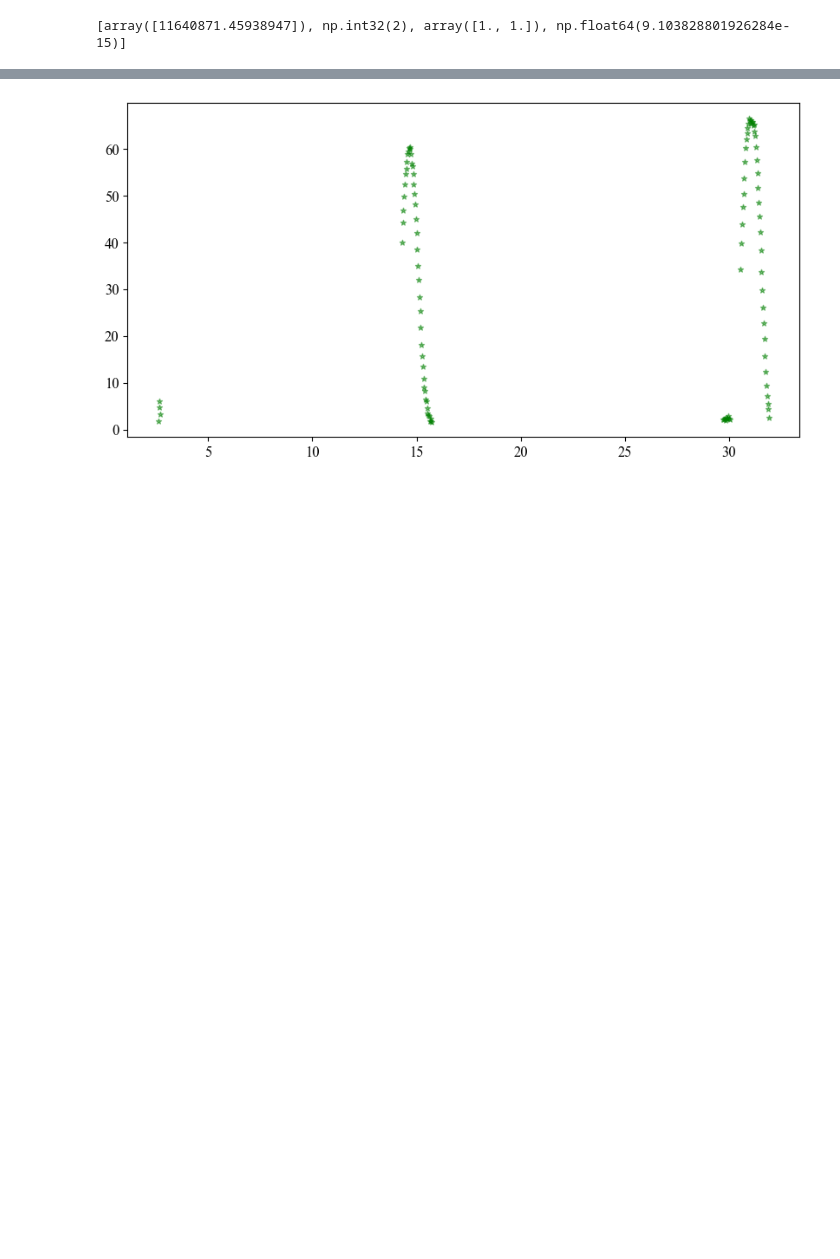
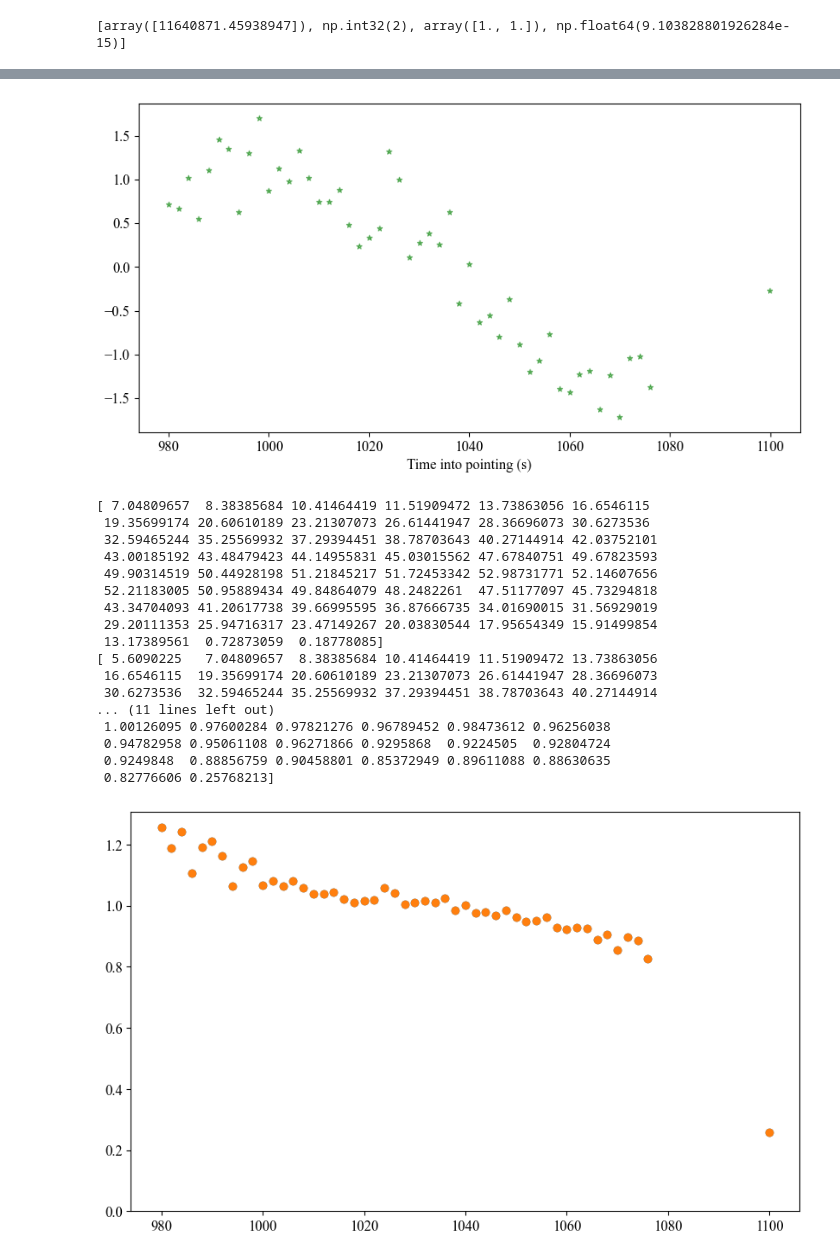
Before and after one commit to baron-de-montblanc/rfi_characterization, a Jupyter notebook: notebooks/mapper.ipynb, the cells around one changed output, grey strips where cells are left out. Cells and saved outputs as stored; diff of their text form; code cells hidden in the pictures; blank space fills up the shorter version.

```diff
--- a/notebooks/mapper.ipynb
+++ b/notebooks/mapper.ipynb
@@ -104,7 +104,7 @@ def chan_avg(ins):
 
 #Defining the data directory and night in file name
 data_dir = "Data"
-night = "109431_p3"
+night = "109336_p3"
 
 #Constructing datapath and constructing ins object using SSINS
 datapath = os.path.join(data_dir, night + "_SSINS_data.h5")
@@ -124,4 +124,3 @@ chan_name = 'TV7'
 #Extracting and averaging over the selected subband
 ins_subband, masked_ins, N_bl, N_freq = chan_select(ins, chan_name, TV_dict)
 time, amp = chan_avg(ins_subband)
-masked_time, masked_amp = chan_avg(masked_ins)
@@ -397,20 +402,21 @@ def rcos_diff(params, time, vis_amp, show_converg=False, penalty=10000):
 smooth_time = smooth_time - np.min(smooth_time[np.isfinite(smooth_time)])
 
 #Setting the number of DPSS terms
-N_terms=13
+N_terms=20
 
 #Initializes minimum objective function for our probing and corresponding fit
 min_prob = 1e9
 min_fit = 0
+emit_test_range = 1
 
 #Constructing the emissions looper
-for num_emissions in range(0, 2+1):
+for num_emissions in range(0, emit_test_range+1):
 
     print(f"Testing {num_emissions} emissions.")
 
     #initializing log probability and fits
     log_prob = np.array([])
-    time_fits = np.empty((0, 13 + 3*num_emissions))
+    time_fits = np.empty((0, N_terms + 3*num_emissions))
 
     #Constructing the divisions/seeds in the time grid
     divs = 10
@@ -432,7 +438,7 @@ for num_emissions in range(0, 2+1):
             emit_array = np.concatenate((emit_array, [np.mean(theta_0[0]), combos[x, j], np.mean(theta_0[2])]))
 
         #Initial guess (DPSS coeffs + emit params)
-        p0 = np.concatenate((np.mean(samples, axis=0), emit_array))
+        p0 = np.concatenate((np.mean(samples, axis=0), np.zeros(shape=(N_terms-13, )), emit_array))
 
         #Bounds -- in the case of the time loc for emissions, this also implements a flat prior
         bounds = (
@@ -447,7 +453,7 @@ for num_emissions in range(0, 2+1):
             bounds=bounds,
             method='Nelder-Mead',
             options={
-                'maxfev': 500,
+                'maxfev': 1000,
                 'adaptive': True,
                 'xatol': 1e-6,
                 'fatol': 1e-5
@@ -470,10 +476,10 @@ for num_emissions in range(0, 2+1):
 
 ##Constructing our best guess after cycling through all seed combos and emission numbers
 p0 = min_fit
-num_emissions = int((len(p0) - 13)/3)
+num_emissions = int((len(p0) - N_terms)/3)
 bounds = (
             [(-1e5, 1e5)] * N_terms +
-            ([(theta_0[0].min(), theta_0[0].max()), (0, smooth_time.max()), (theta_0[2].min(), smooth_time.max())] * num_emissions)
+            ([(0, None), (0, smooth_time.max()), (0, smooth_time.max())] * num_emissions)
         )
 
 ##Doing a proper long minimization
@@ -534,7 +540,7 @@ def rcos_model(time, *params, show='all'):
     Returns:
         background + emission, background only, or emission only, depending on the value of show.
     """
-    N_terms=13
+    N_terms=20
     coeff = params[:N_terms]
     theta = params[N_terms:]
 
@@ -562,7 +568,7 @@ def rcos_model(time, *params, show='all'):
     elif show == 'background':
         return background
 
-print(rcos_fit[N_terms:])
+print(rcos_fit)
 plt.style.use('default')
 plt.rcParams.update({'font.size': 12,
                      'font.family': 'serif',
@@ -611,14 +622,46 @@ print(rcos_fit)
 # %%
 plt.figure(figsize=(10, 5))
 noise_cov = np.sqrt((4/np.pi-1)/N_bl/N_freq)*rcos_model(smooth_time, *rcos_fit, show='background')
 
-emissions = np.where(padded_amp - rcos_model(smooth_time, *rcos_fit, show='background') > 5*noise_cov, padded_amp - rcos_model(smooth_time, *rcos_fit, show='background'), np.nan)
+emissions = np.where(rcos_model(smooth_time, *rcos_fit, show='emit') != 0, padded_amp - rcos_model(smooth_time, *rcos_fit, show='background'), np.nan)
 
+dadt = np.diff(emissions)/np.diff(smooth_time*60*60*24)
+#print(dadt)
 
-
-plt.scatter(smooth_time[0:]*60*24, emissions, s=20, alpha=0.5, color='green', label='Differences', marker='*')
+#plt.scatter(smooth_time[0:]*60*60*24, emissions, s=20, alpha=0.5, color='blue', label='Emissions', marker='*')
+plt.scatter(smooth_time[1:]*60*60*24, dadt, s=20, alpha=0.5, color='green', label='Emission derivatives', marker='*')
+plt.xlabel('Time into pointing (s)')
+#plt.xlim(smooth_time.min()*60*60*24, smooth_time.max()*60*60*24)
 #plt.scatter(smooth_time*60*24, padded_amp, s=20, alpha=0.5, color='green', label='Channel-averaged amplitudes', marker='*')
 plt.show()
+
+print(emissions[np.isfinite(emissions)][1:])
+print(emissions[np.isfinite(emissions)][:-1])
+print((emissions[1:]/emissions[:-1])[np.isfinite(emissions[1:]/emissions[:-1])])
+
+plt.figure(figsize=(10, 6))
+plt.scatter(smooth_time[1:]*60*60*24, emissions[1:]/emissions[:-1])
+plt.scatter(smooth_time[1:]*60*60*24, emissions[1:]/emissions[:-1])
+plt.ylim(0)
+plt.show()
 # %% [output]
-[figure, old version]
+[figure, new version]
+[ 7.04809657  8.38385684 10.41464419 11.51909472 13.73863056 16.6546115
+ 19.35699174 20.60610189 23.21307073 26.61441947 28.36696073 30.6273536
+ 32.59465244 35.25569932 37.29394451 38.78703643 40.27144914 42.03752101
+ 43.00185192 43.48479423 44.14955831 45.03015562 47.67840751 49.67823593
+ 49.90314519 50.44928198 51.21845217 51.72453342 52.98731771 52.14607656
+ 52.21183005 50.95889434 49.84864079 48.2482261  47.51177097 45.73294818
+ 43.34704093 41.20617738 39.66995595 36.87666735 34.01690015 31.56929019
+ 29.20111353 25.94716317 23.47149267 20.03830544 17.95654349 15.91499854
+ 13.17389561  0.72873059  0.18778085]
+[ 5.6090225   7.04809657  8.38385684 10.41464419 11.51909472 13.73863056
+ 16.6546115  19.35699174 20.60610189 23.21307073 26.61441947 28.36696073
+ 30.6273536  32.59465244 35.25569932 37.29394451 38.78703643 40.27144914
+... (11 lines left out)
+ 1.00126095 0.97600284 0.97821276 0.96789452 0.98473612 0.96256038
+ 0.94782958 0.95061108 0.96271866 0.9295868  0.9224505  0.92804724
+ 0.9249848  0.88856759 0.90458801 0.85372949 0.89611088 0.88630635
+ 0.82776606 0.25768213]
+[figure, added]
 # %%
```
Also changed, not shown: parts of 6 cells of this notebook.
